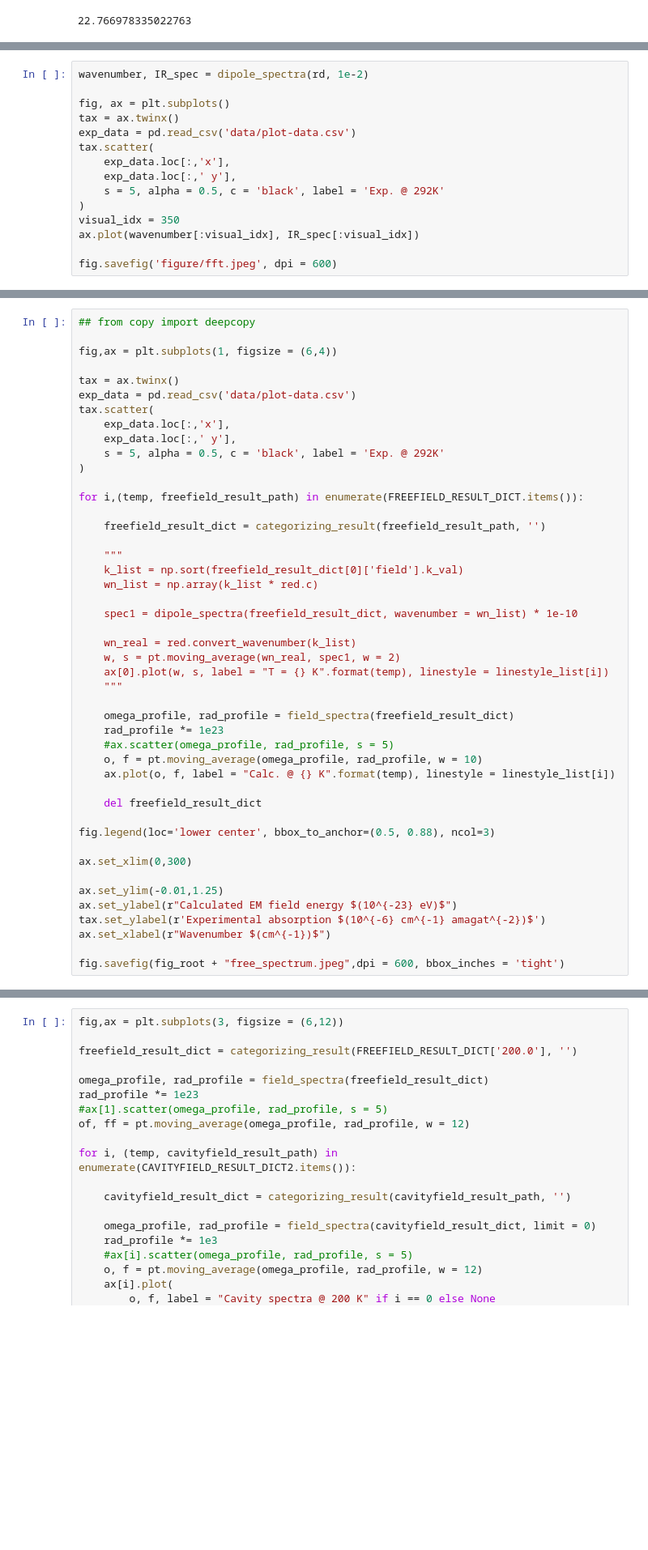
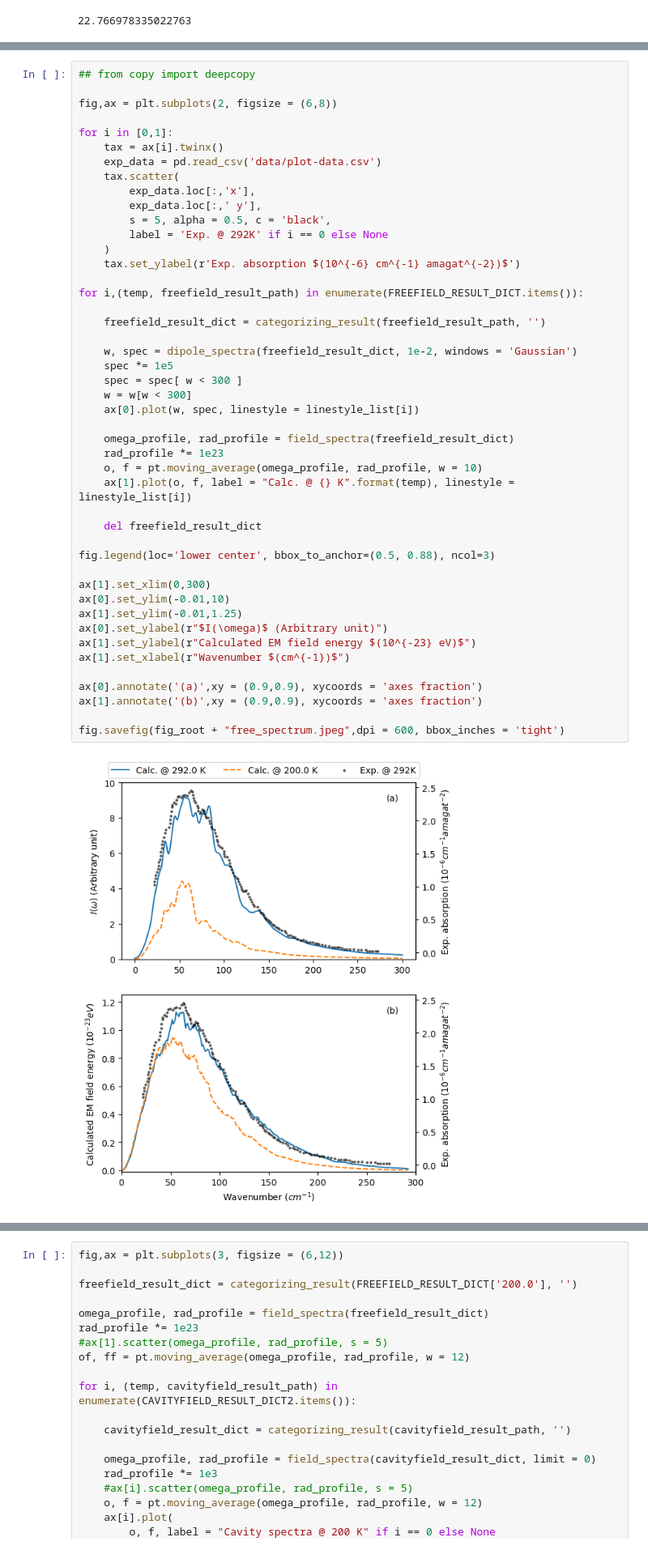
Before and after one commit to RibeiroGroup/Molecular-Dynamics-for-CIS, a Jupyter notebook: src/Plot-Copy1.ipynb, the cells around one changed output, grey strips where cells are left out. Shown at 81% size. Saved outputs shown, nothing was run; the diff lists cells and outputs as text; blank space fills up the shorter version.

```diff
--- a/src/Plot-Copy1.ipynb
+++ b/src/Plot-Copy1.ipynb
@@ -188,15 +171,0 @@ def dipole_spectra(result_dict, h, time_frame = None):
-# %%
-wavenumber, IR_spec = dipole_spectra(rd, 1e-2)
-
-fig, ax = plt.subplots()
-tax = ax.twinx()
-exp_data = pd.read_csv('data/plot-data.csv')
-tax.scatter(
-    exp_data.loc[:,'x'],
-    exp_data.loc[:,' y'],
-    s = 5, alpha = 0.5, c = 'black', label = 'Exp. @ 292K'
-)
-visual_idx = 350
-ax.plot(wavenumber[:visual_idx], IR_spec[:visual_idx])
-
-fig.savefig('figure/fft.jpeg', dpi = 600)
@@ -222,49 +172,51 @@ shape of the result3 from signal.FFTcorrelate() (1081, 3)
 # %%
 ## from copy import deepcopy
 
-fig,ax = plt.subplots(1, figsize = (6,4))
+fig,ax = plt.subplots(2, figsize = (6,8))
 
-tax = ax.twinx()
-exp_data = pd.read_csv('data/plot-data.csv')
-tax.scatter(
-    exp_data.loc[:,'x'],
-    exp_data.loc[:,' y'],
-    s = 5, alpha = 0.5, c = 'black', label = 'Exp. @ 292K'
-)
+for i in [0,1]:
+    tax = ax[i].twinx()
+    exp_data = pd.read_csv('data/plot-data.csv')
+    tax.scatter(
+        exp_data.loc[:,'x'],
+        exp_data.loc[:,' y'],
+        s = 5, alpha = 0.5, c = 'black',
+        label = 'Exp. @ 292K' if i == 0 else None
+    )
+    tax.set_ylabel(r'Exp. absorption $(10^{-6} cm^{-1} amagat^{-2})$')
 
 for i,(temp, freefield_result_path) in enumerate(FREEFIELD_RESULT_DICT.items()):
 
     freefield_result_dict = categorizing_result(freefield_result_path, '')
 
-    """
-    k_list = np.sort(freefield_result_dict[0]['field'].k_val)
-    wn_list = np.array(k_list * red.c)
-
-    spec1 = dipole_spectra(freefield_result_dict, wavenumber = wn_list) * 1e-10
-
-    wn_real = red.convert_wavenumber(k_list)
-    w, s = pt.moving_average(wn_real, spec1, w = 2)
-    ax[0].plot(w, s, label = "T = {} K".format(temp), linestyle = linestyle_list[i])
-    """
+    w, spec = dipole_spectra(freefield_result_dict, 1e-2, windows = 'Gaussian')
+    spec *= 1e5
+    spec = spec[ w < 300 ]
+    w = w[w < 300]
+    ax[0].plot(w, spec, linestyle = linestyle_list[i])
 
     omega_profile, rad_profile = field_spectra(freefield_result_dict)
     rad_profile *= 1e23
-    #ax.scatter(omega_profile, rad_profile, s = 5)
     o, f = pt.moving_average(omega_profile, rad_profile, w = 10)
-    ax.plot(o, f, label = "Calc. @ {} K".format(temp), linestyle = linestyle_list[i])
+    ax[1].plot(o, f, label = "Calc. @ {} K".format(temp), linestyle = linestyle_list[i])
 
     del freefield_result_dict
 
 fig.legend(loc='lower center', bbox_to_anchor=(0.5, 0.88), ncol=3)
 
-ax.set_xlim(0,300)
+ax[1].set_xlim(0,300)
+ax[0].set_ylim(-0.01,10)
+ax[1].set_ylim(-0.01,1.25)
+ax[0].set_ylabel(r"$I(\omega)$ (Arbitrary unit)")
+ax[1].set_ylabel(r"Calculated EM field energy $(10^{-23} eV)$")
+ax[1].set_xlabel(r"Wavenumber $(cm^{-1})$")
 
-ax.set_ylim(-0.01,1.25)
-ax.set_ylabel(r"Calculated EM field energy $(10^{-23} eV)$")
-tax.set_ylabel(r'Experimental absorption $(10^{-6} cm^{-1} amagat^{-2})$')
-ax.set_xlabel(r"Wavenumber $(cm^{-1})$")
+ax[0].annotate('(a)',xy = (0.9,0.9), xycoords = 'axes fraction')
+ax[1].annotate('(b)',xy = (0.9,0.9), xycoords = 'axes fraction')
 
 fig.savefig(fig_root + "free_spectrum.jpeg",dpi = 600, bbox_inches = 'tight')
+# %% [output]
+[figure, added]
 # %%
 fig,ax = plt.subplots(3, figsize = (6,12))
 
```
Also changed, not shown: parts of 12 cells of this notebook, 8 other files.
